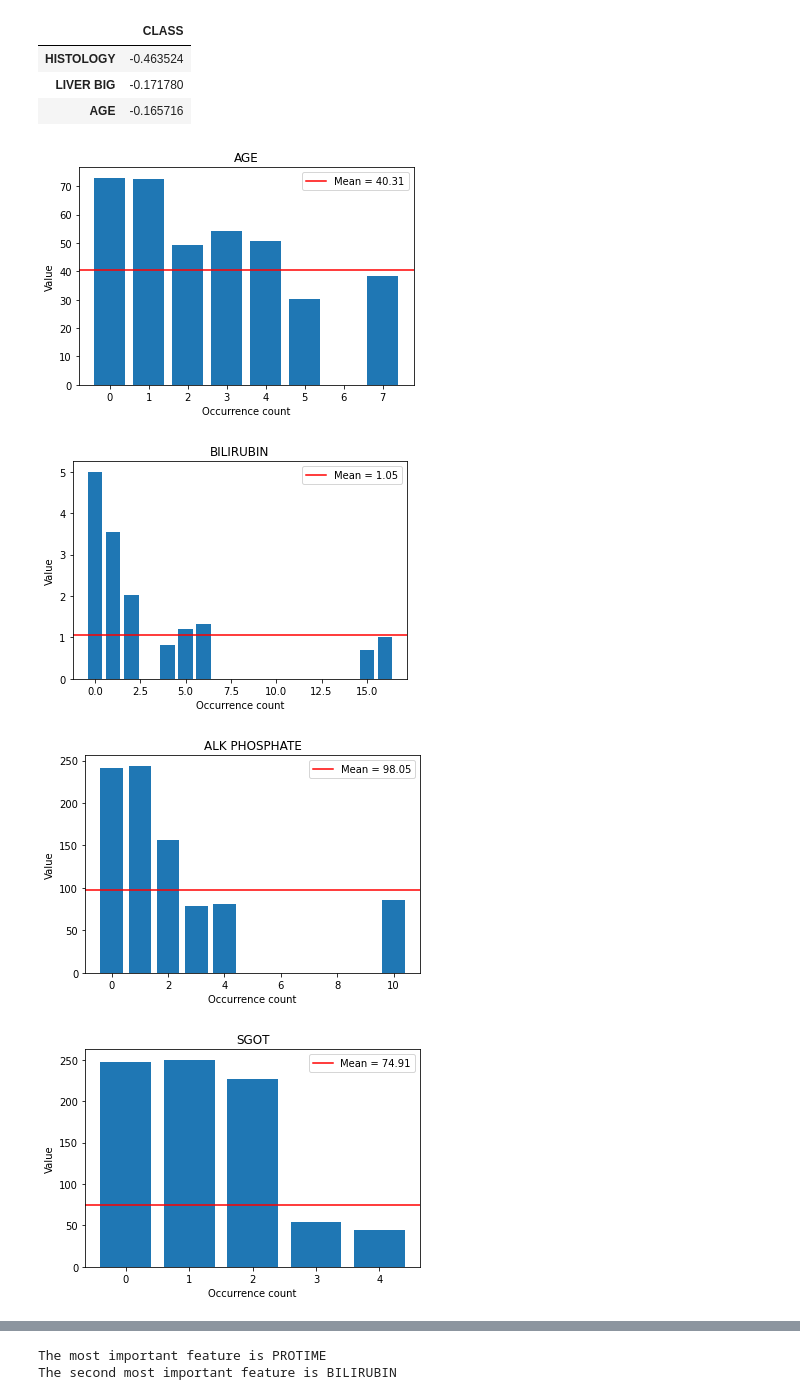
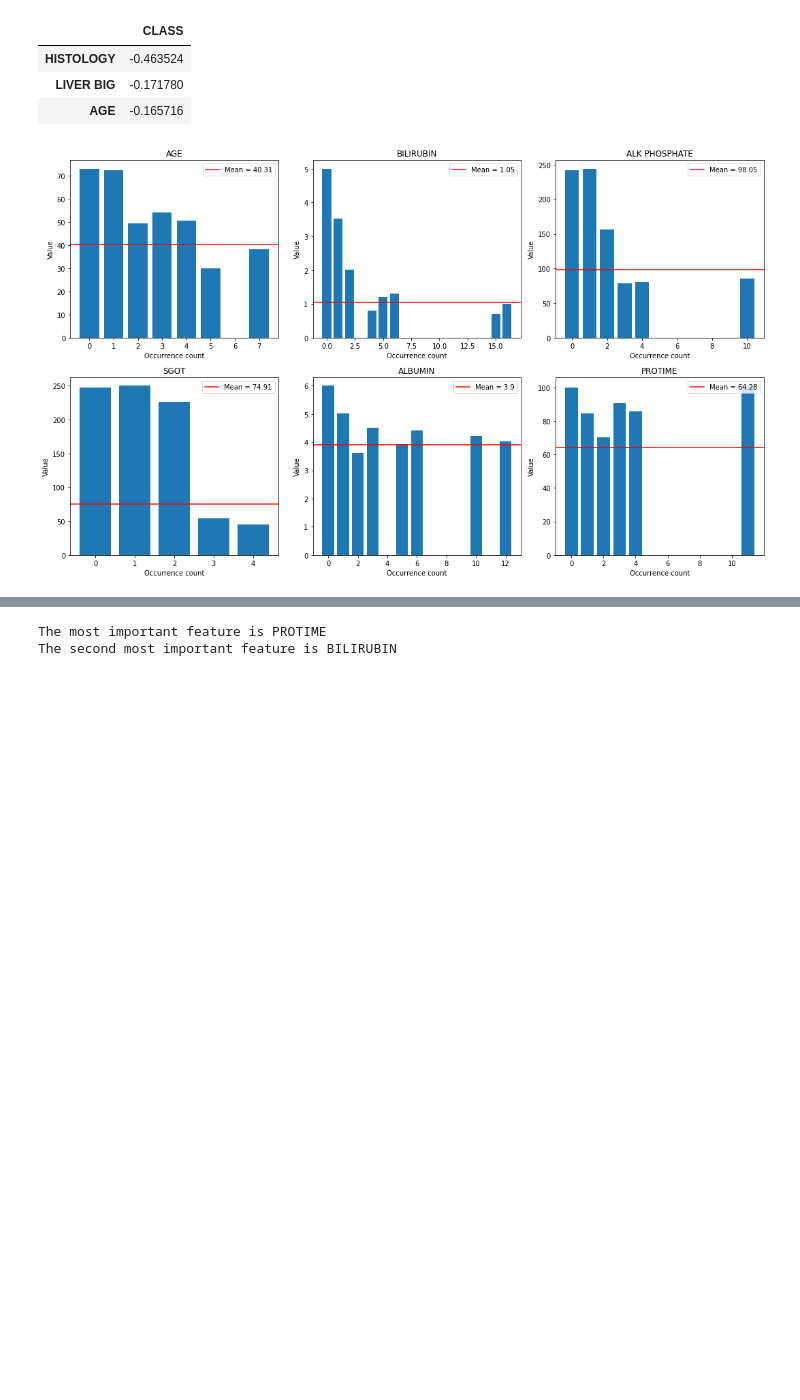
Before and after one commit to faithrts/ML-Intro, a Jupyter notebook: A1_Draft.ipynb, the cells around one changed output, grey strips where cells are left out. Cells and saved outputs as stored; diff of their text form; code cells hidden in the pictures; blank space fills up the shorter version.

Commit message:
Added Gary's graph grid code

```diff
--- a/A1_Draft.ipynb
+++ b/A1_Draft.ipynb
@@ -145,10 +146,22 @@ def count_in_ranges(item_arr, range_arr, bins = 10):
 
 # creates histograms for each column in input dataframe df and array of columns
 # column_arr
-def create_histograms(df, column_arr = 0):
+def create_histograms(df, column_arr = 0, n_cols = 3):
   # if no array of column names given, creates histograms for all columns
   if column_arr == 0:
     column_arr = list(df)
+
+  # the number of rows
+  n_rows = math.ceil(len(column_arr)/n_cols)
+
+  # setting up a figure
+  fig = plt.figure(figsize = (15, 9), tight_layout = True)
+
+  # setting up space for graphs
+  gs = gridspec.GridSpec(n_rows, n_cols)
+
+  # setting current column and row numbers
+  cur_col, cur_row = 0, 0
 
   # iterates through each column name
   for col in column_arr:
@@ -159,15 +172,23 @@ def create_histograms(df, column_arr = 0):
     range_arr = np.linspace(min, max + 1, 100)
     count_arr = count_in_ranges(df[col].to_numpy(), range_arr)
 
+    if cur_col == n_cols:
+      cur_col = 0
+      cur_row += 1
+
     # plots histogram
-    plt.figure()
-    plt.bar(count_arr, range_arr)
-    plt.title(col.upper())
-    plt.xlabel("Occurrence count")
-    plt.ylabel("Value")
-    plt.axhline(y = mean, color = 'r', linestyle = '-', label = "Mean = " + str(round(mean, 2)))
-    plt.legend(loc = "upper right")
-    plt.show()
+    ax = fig.add_subplot(gs[cur_row, cur_col])
+    ax.autoscale(True)
+    ax.bar(count_arr, range_arr)
+    ax.set_title(col.upper())
+    ax.set_xlabel("Occurrence count")
+    ax.set_ylabel("Value")
+    ax.axhline(y = mean, color = 'r', linestyle = '-', label = "Mean = " + str(round(mean, 2)))
+    ax.legend(loc = "upper right")
+
+    cur_col += 1
+
+  plt.show()
 # %%
 # function to split the data;
 # assumes the last column of the df is the target label
@@ -372,9 +427,6 @@ neg_correlation.head()
 # %%
 # outputs histograms (but with occurrence count along the x-axis)
 # of the non-boolean columns
-create_histograms(hep_df, non_bool_col)
+create_histograms(hep_df, non_bool_col, 3)
 # %% [output]
-[figure, old version]
+[figure, new version]
-[figure, removed]
-[figure, removed]
-[figure, removed]
```
Also changed, not shown: parts of 7 cells of this notebook.
